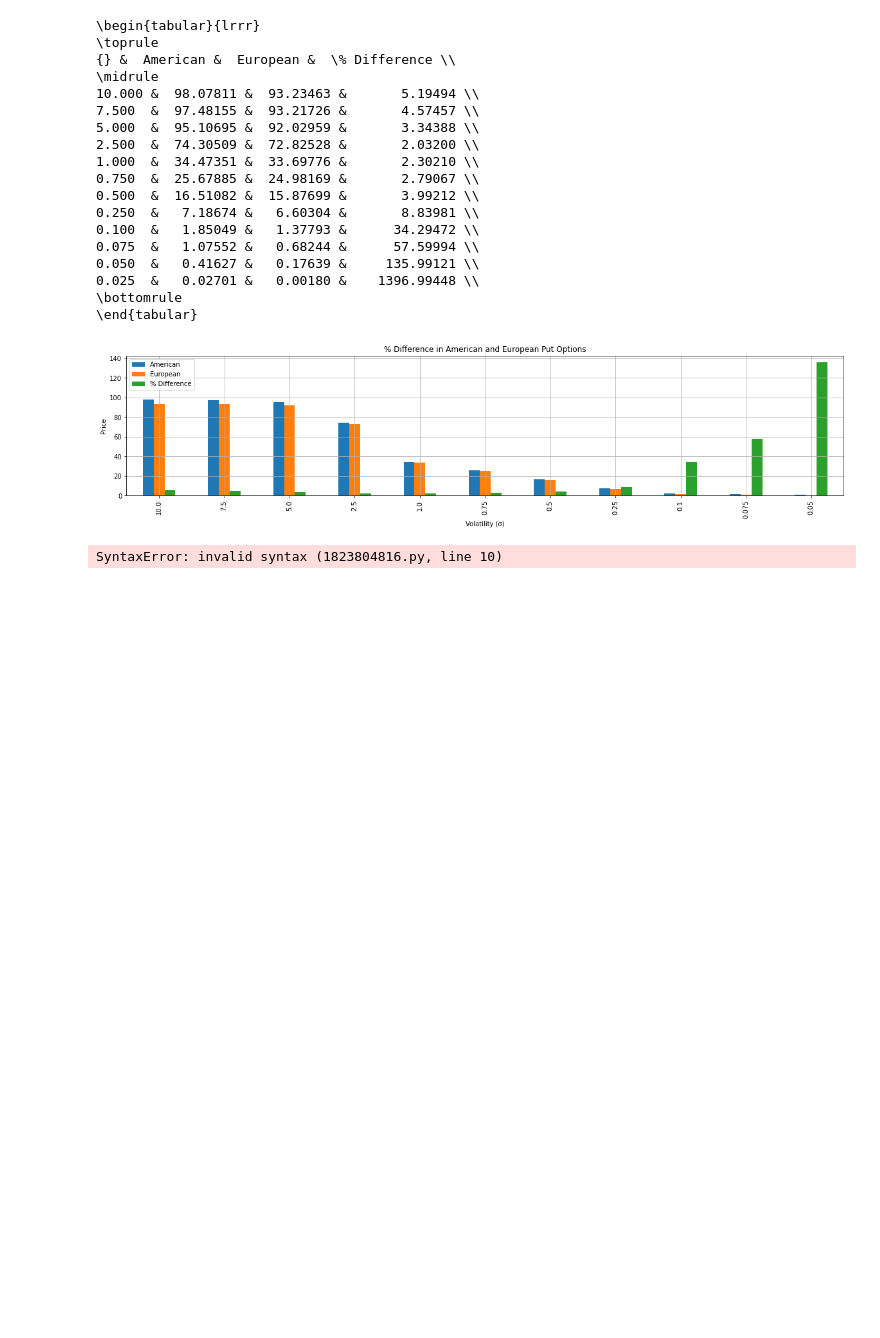
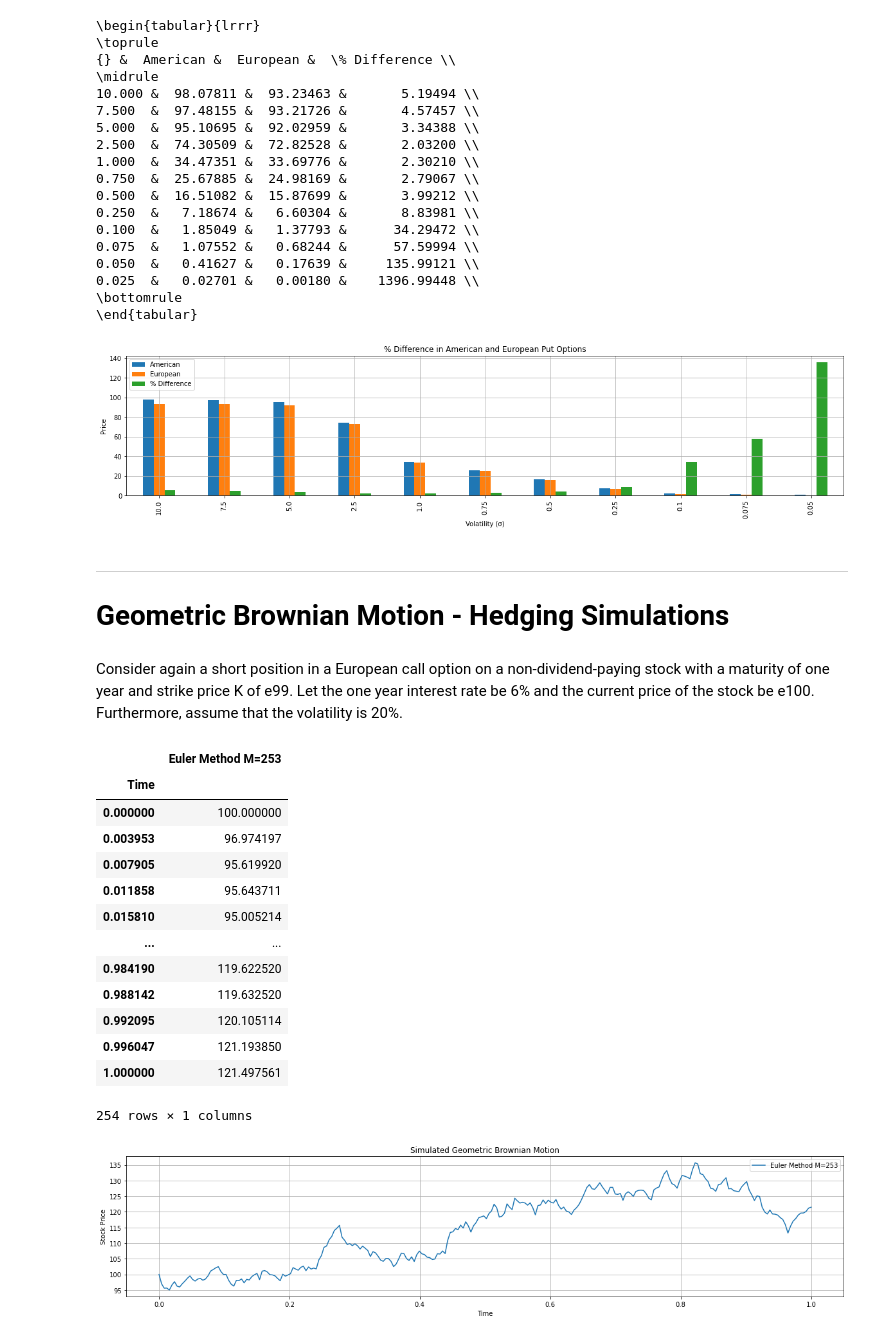
Before and after one commit to ithakis/UvA-Computational-Finance, a Jupyter notebook: Part 2.ipynb, the cells around one changed output. Drawn from its saved outputs; the diff is of its cells as text; code cells hidden in the pictures; blank space fills up the shorter version.

Commit message:
p3 - gbm finished - working on hedging simulation

```diff
--- a/Part 2.ipynb
+++ b/Part 2.ipynb
@@ -453,19 +454,45 @@ print(values.to_latex(float_format='%.5f'))
 \bottomrule
 \end{tabular}
 [figure]
-# %%
-# Play around with different ranges of N and step sizes .
-N = np.arange(1,300)
-
-# Calculate the option price for the correct parameters
-optionPriceAnalytical = 0 # TODO
-
-# calculate option price for each n in N
-for n in N:
-    treeN = buildTree (...) # TODO
-    priceApproximatedly = valueOption ( . . . ) # TODO
-
-# use matplotlib to plot the analytical value
-# and the approximated value for each n
-# %% [output]
-SyntaxError: invalid syntax (1823804816.py, line 10)
+# %% [markdown]
+------------------------------------------------------------------------------------------------------------------------------------
+# Geometric Brownian Motion - Hedging Simulations
+# %% [markdown]
+Consider again a short position in a European call option on a non-dividend-paying stock with a maturity of one year and strike price K of e99. Let the one year interest rate be 6% and the current price of the stock be e100. Furthermore, assume that the volatility is 20%.
+# %%
+""" Euler's Method """
+def gbm_euler(S0, r, sigma, T, M):
+    dt = T / M
+    Sm = np.zeros((M+1, 2), dtype=float)   ;   Sm[0, 0] = S0
+    for m in range(1, M+1):
+        zm = norm.rvs(loc=0., scale=1)
+        Sm[m, 0] = Sm[m-1, 0] + r*Sm[m-1, 0]*dt + sigma*Sm[m-1, 0]*sqrt(dt)*zm
+        Sm[m, 1] = m * dt
+    return Sm
+# %%
+S0 = 100
+sigma = .20
+r = 0.06
+T = 1.
+
+M = 253
+output = pd.DataFrame(gbm_euler(S0, r, sigma, T, M), columns=[f'Euler Method M={M}', 'Time'])
+output.set_index('Time', inplace=True)
+output.plot(figsize=(20,4), grid=True, title="Simulated Geometric Brownian Motion", ylabel="Stock Price")
+output
+# %% [output]
+|  | Euler Method M=253 |
+| Time |  |
+| 0.000000 | 100.000000 |
+| 0.003953 | 96.974197 |
+| 0.007905 | 95.619920 |
+| 0.011858 | 95.643711 |
+| 0.015810 | 95.005214 |
+| ... | ... |
+| 0.984190 | 119.622520 |
+| 0.988142 | 119.632520 |
+| 0.992095 | 120.105114 |
+| 0.996047 | 121.193850 |
+| 1.000000 | 121.497561 |
+254 rows × 1 columns
+[figure, added]
```
Also changed, not shown: parts of 2 cells of this notebook.
